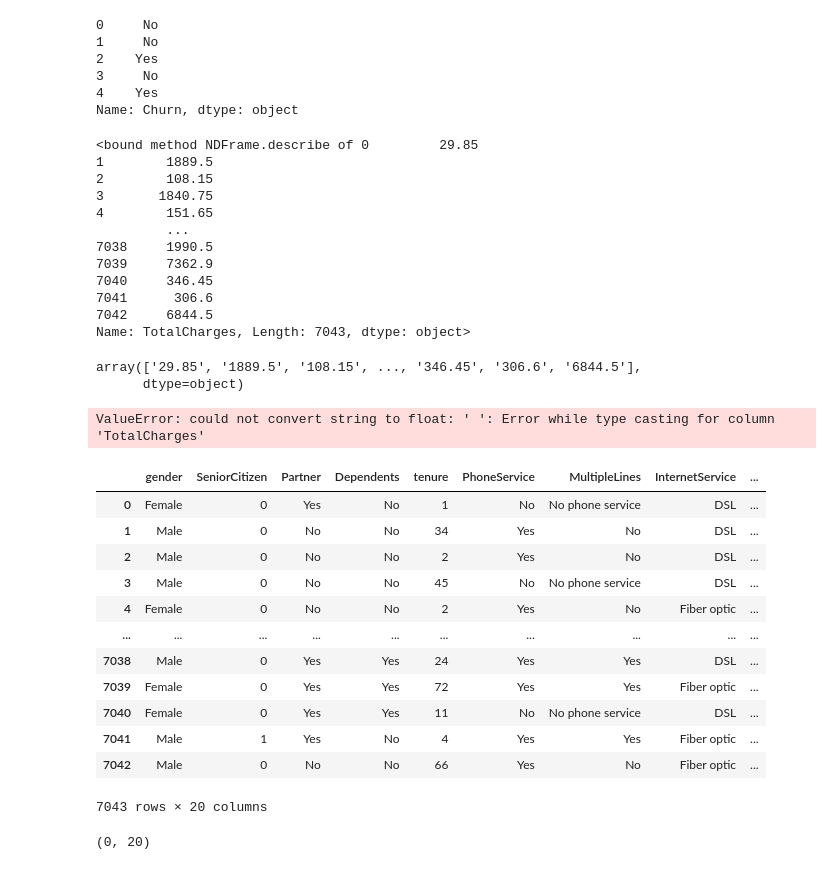
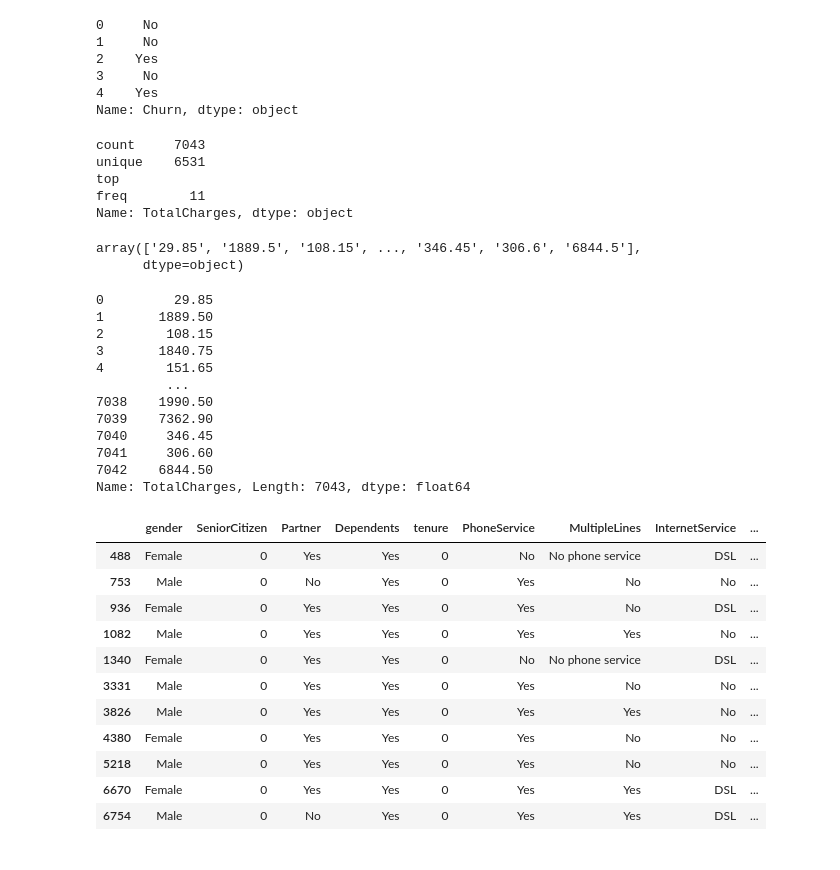
Before and after one commit to pb319/Learning_Deep_Learning, a Jupyter notebook: Lesson9/practice.ipynb, the cells around one changed output. Saved outputs shown, nothing was run; the diff lists cells and outputs as text; code cells hidden in the pictures.

Commit message:
Type Casted

```diff
--- a/Lesson9/practice.ipynb
+++ b/Lesson9/practice.ipynb
@@ -45,20 +46,13 @@ data.Churn.head()
 Name: Churn, dtype: object
 # %%
 #Total Charges- object??
-data.TotalCharges.describe
+data.TotalCharges.describe()
 # %% [output]
-<bound method NDFrame.describe of 0         29.85
-1        1889.5
-2        108.15
-3       1840.75
-4        151.65
-         ...
-7038     1990.5
-7039     7362.9
-7040     346.45
-7041      306.6
-7042     6844.5
-Name: TotalCharges, Length: 7043, dtype: object>
+count     7043
+unique    6531
+top
+freq        11
+Name: TotalCharges, dtype: object
 # %%
 data.TotalCharges.values #ndarray
 # %% [output]
@@ -66,26 +60,33 @@ array(['29.85', '1889.5', '108.15', ..., '346.45', '306.6', '6844.5'],
       dtype=object)
 # %%
 #Changing the datatype
-data.astype({"TotalCharges":"float64"}).dtypes ## Error is due to missing values
+#data.astype({"TotalCharges":"float64"}).dtypes ## Error is due to missing values
+pd.to_numeric(data.TotalCharges, errors='coerce') #Missing Values are treated as NA
 # %% [output]
-ValueError: could not convert string to float: ' ': Error while type casting for column 'TotalCharges'
+0         29.85
+1       1889.50
+2        108.15
+3       1840.75
+4        151.65
+         ...
+7038    1990.50
+7039    7362.90
+7040     346.45
+7041     306.60
+7042    6844.50
+Name: TotalCharges, Length: 7043, dtype: float64
-# %%
-data[data.notnull()]
-# %% [output]
-|  | gender | SeniorCitizen | Partner | Dependents | tenure | PhoneService | MultipleLines | InternetService | ... |
-| 0 | Female | 0 | Yes | No | 1 | No | No phone service | DSL | ... |
-| 1 | Male | 0 | No | No | 34 | Yes | No | DSL | ... |
-| 2 | Male | 0 | No | No | 2 | Yes | No | DSL | ... |
-| 3 | Male | 0 | No | No | 45 | No | No phone service | DSL | ... |
-| 4 | Female | 0 | No | No | 2 | Yes | No | Fiber optic | ... |
-| ... | ... | ... | ... | ... | ... | ... | ... | ... | ... |
-| 7038 | Male | 0 | Yes | Yes | 24 | Yes | Yes | DSL | ... |
-| 7039 | Female | 0 | Yes | Yes | 72 | Yes | Yes | Fiber optic | ... |
-| 7040 | Female | 0 | Yes | Yes | 11 | No | No phone service | DSL | ... |
-| 7041 | Male | 1 | Yes | No | 4 | Yes | Yes | Fiber optic | ... |
-| 7042 | Male | 0 | No | No | 66 | Yes | No | Fiber optic | ... |
-7043 rows × 20 columns
 # %%
-data[data.TotalCharges.isna()].shape
+data[pd.to_numeric(data.TotalCharges, errors='coerce').isnull()]
 # %% [output]
-(0, 20)
+|  | gender | SeniorCitizen | Partner | Dependents | tenure | PhoneService | MultipleLines | InternetService | ... |
+| 488 | Female | 0 | Yes | Yes | 0 | No | No phone service | DSL | ... |
+| 753 | Male | 0 | No | Yes | 0 | Yes | No | No | ... |
+| 936 | Female | 0 | Yes | Yes | 0 | Yes | No | DSL | ... |
+| 1082 | Male | 0 | Yes | Yes | 0 | Yes | Yes | No | ... |
+| 1340 | Female | 0 | Yes | Yes | 0 | No | No phone service | DSL | ... |
+| 3331 | Male | 0 | Yes | Yes | 0 | Yes | No | No | ... |
+| 3826 | Male | 0 | Yes | Yes | 0 | Yes | Yes | No | ... |
+| 4380 | Female | 0 | Yes | Yes | 0 | Yes | No | No | ... |
+| 5218 | Male | 0 | Yes | Yes | 0 | Yes | No | No | ... |
+| 6670 | Female | 0 | Yes | Yes | 0 | Yes | Yes | DSL | ... |
+| 6754 | Male | 0 | No | Yes | 0 | Yes | Yes | DSL | ... |
```
Also changed, not shown: parts of 9 cells of this notebook.
